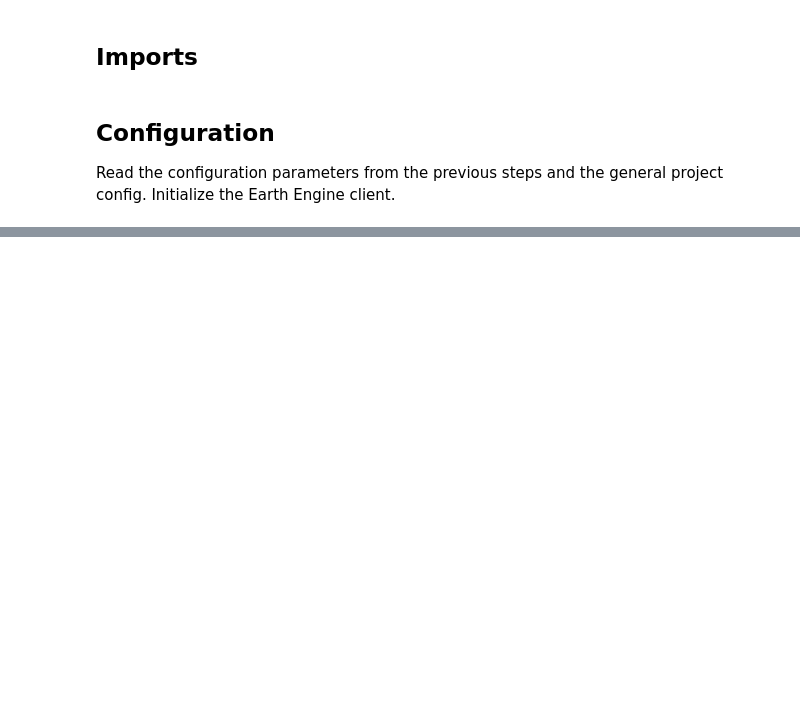
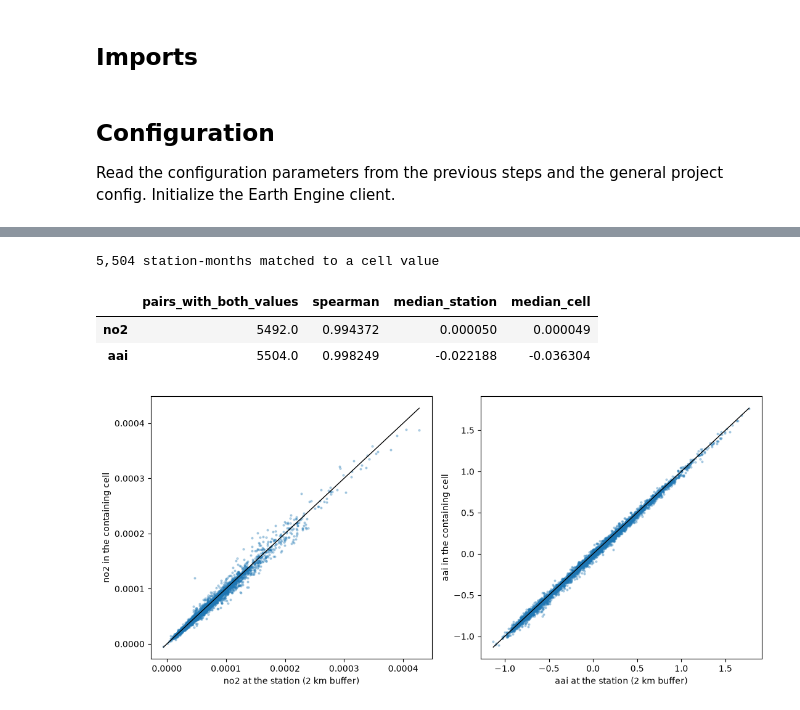
Before and after one commit to tisolab/monitoring-deserts, a Jupyter notebook: noteboox/10_grid_satellite_features.ipynb, the cells around one changed output, grey strips where cells are left out. Drawn from its saved outputs; the diff is of its cells as text; code cells hidden in the pictures; blank space fills up the shorter version.

```diff
--- a/noteboox/10_grid_satellite_features.ipynb
+++ b/noteboox/10_grid_satellite_features.ipynb
@@ -78,0 +329,38 @@ ee.Initialize(project="monitoring-deserts")
+# %%
+# Each station against the cell that contains it, month by month
+st_col, st_lat_idx = fetch_pop.locate_grid_cells(stations["longitude"], stations["latitude"], grid_lons, grid_lats, CELL_SIZE)
+cell_id_raster = np.empty((len(grid_lats), len(grid_lons)), dtype=analysis_grid["cell_id"].dtype)
+cell_id_raster[row, col] = analysis_grid["cell_id"].values
+stations["cell_id"] = cell_id_raster[len(grid_lats) - 1 - st_lat_idx, st_col]
+
+station_vs_cell = stations.merge(grid_satellite_df[["cell_id", "month", "no2", "aai"]], on=["cell_id", "month"], suffixes=("_station", "_cell"))
+print(f"{len(station_vs_cell):,} station-months matched to a cell value")
+
+agreement = pd.DataFrame({
+    name: {
+        "pairs_with_both_values": int(station_vs_cell[[f"{name}_station", f"{name}_cell"]].dropna().shape[0]),
+        "spearman": station_vs_cell[f"{name}_station"].corr(station_vs_cell[f"{name}_cell"], method="spearman"),
+        "median_station": station_vs_cell[f"{name}_station"].median(),
+        "median_cell": station_vs_cell[f"{name}_cell"].median(),
+    }
+    for name in IMAGE_COLLECTIONS
+}).T
+display(agreement)
+
+fig, axes = plt.subplots(1, len(IMAGE_COLLECTIONS), figsize=(11, 5))
+for ax, name in zip(axes, IMAGE_COLLECTIONS):
+    x, y = station_vs_cell[f"{name}_station"], station_vs_cell[f"{name}_cell"]
+    ax.scatter(x, y, s=4, alpha=0.3)
+    low, high = np.nanmin([x.min(), y.min()]), np.nanmax([x.max(), y.max()])
+    ax.plot([low, high], [low, high], color="black", linewidth=1)
+    ax.set_xlabel(f"{name} at the station (2 km buffer)")
+    ax.set_ylabel(f"{name} in the containing cell")
+fig.tight_layout()
+fig.savefig(PLOTS_DIR / "station_vs_cell.png", dpi=150)
+plt.show()
+# %% [output]
+5,504 station-months matched to a cell value
+|  | pairs_with_both_values | spearman | median_station | median_cell |
+| no2 | 5492.0 | 0.994372 | 0.000050 | 0.000049 |
+| aai | 5504.0 | 0.998249 | -0.022188 | -0.036304 |
+[figure, added]
```
Also changed, not shown: parts of 26 cells of this notebook.
